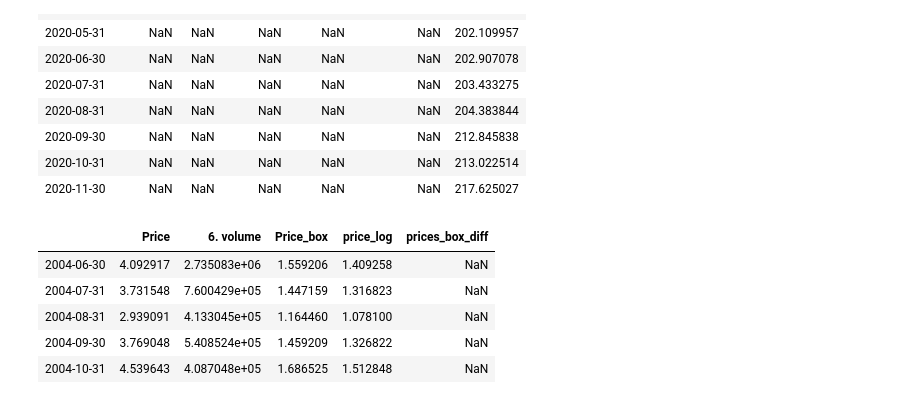
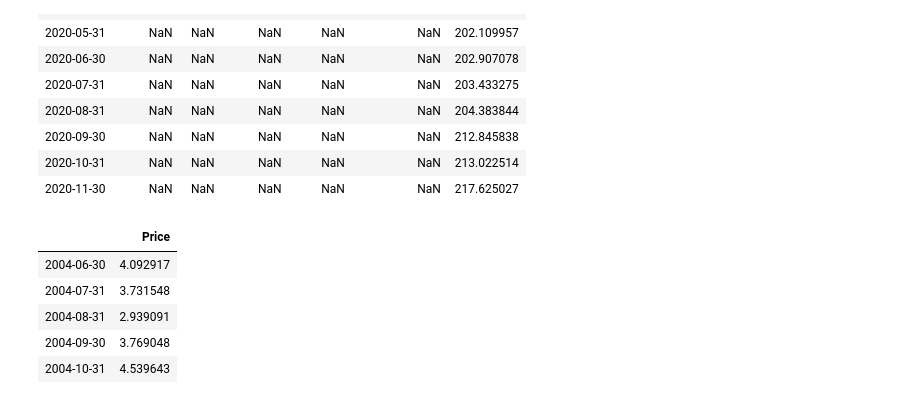
Before and after one commit to aabdygaziev/stock_prediction, a Jupyter notebook: salesforce_timeseries.ipynb, the cells around one changed output. Cells and saved outputs as stored; diff of their text form; code cells hidden in the pictures.

```diff
--- a/salesforce_timeseries.ipynb
+++ b/salesforce_timeseries.ipynb
@@ -418,12 +418,14 @@ df_month2.tail(10)
 # %%
 # facebook prophet
 from fbprophet import Prophet
+# %%
+new_df = df_monthly.drop(columns=['6. volume','Price_box','price_log','prices_box_diff'])
 # %%
-df_monthly.head()
+new_df.head()
 # %% [output]
-|  | Price | 6. volume | Price_box | price_log | prices_box_diff |
-| 2004-06-30 | 4.092917 | 2.735083e+06 | 1.559206 | 1.409258 | NaN |
-| 2004-07-31 | 3.731548 | 7.600429e+05 | 1.447159 | 1.316823 | NaN |
-| 2004-08-31 | 2.939091 | 4.133045e+05 | 1.164460 | 1.078100 | NaN |
-| 2004-09-30 | 3.769048 | 5.408524e+05 | 1.459209 | 1.326822 | NaN |
-| 2004-10-31 | 4.539643 | 4.087048e+05 | 1.686525 | 1.512848 | NaN |
+|  | Price |
+| 2004-06-30 | 4.092917 |
+| 2004-07-31 | 3.731548 |
+| 2004-08-31 | 2.939091 |
+| 2004-09-30 | 3.769048 |
+| 2004-10-31 | 4.539643 |
```
Also changed, not shown: parts of 5 cells of this notebook.
